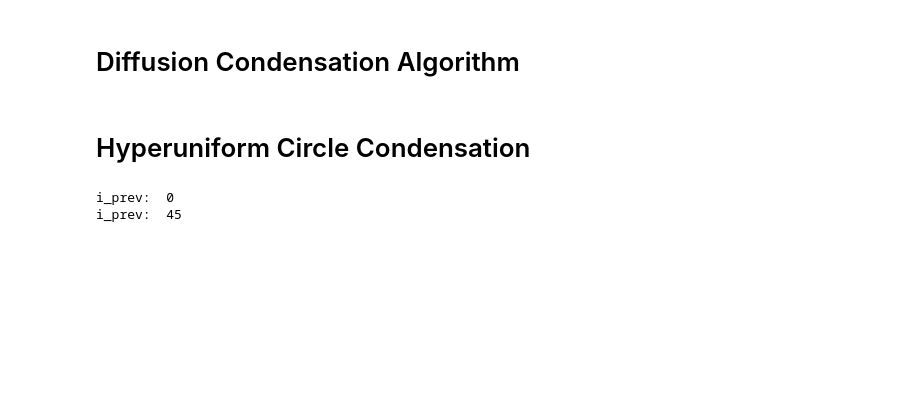
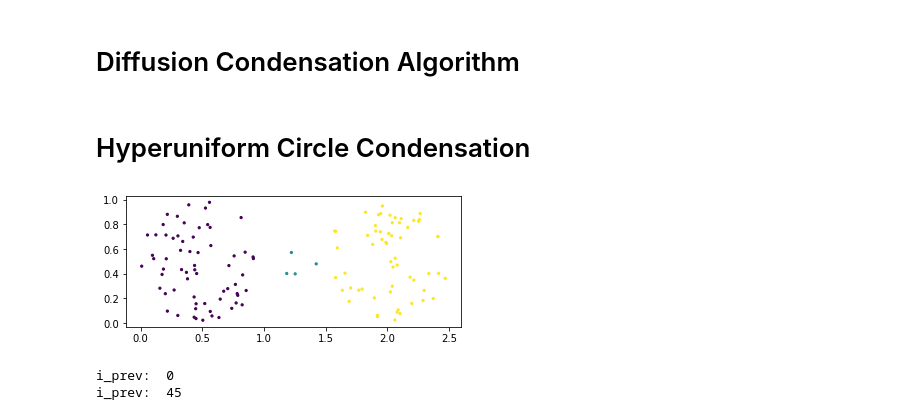
Before and after one commit to shahzarrizvi/discovery, a Jupyter notebook: Inhomogeneous Diffusion Condensation.ipynb, the cells around one changed output. Cells and saved outputs as stored; diff of their text form; code cells hidden in the pictures; blank space fills up the shorter version.

```diff
--- a/Inhomogeneous Diffusion Condensation.ipynb
+++ b/Inhomogeneous Diffusion Condensation.ipynb
@@ -231,6 +227,14 @@ def condense(X, eps):
     return Xs
 # %% [markdown]
 # Hyperuniform Circle Condensation #
+# %%
+X, C = barbell(2 ** 7)
+X = X.T
+
+plt.scatter(X.T[0], X.T[1], c = C, s = 5)
+plt.gca().set_aspect('equal')
+# %% [output]
+[figure, added]
 # %%
 hucX, hucC = hyperuniform_circle(2 ** 7)
 hucX = hucX.T
```
Also changed, not shown: parts of 3 cells of this notebook, 2 other files.
